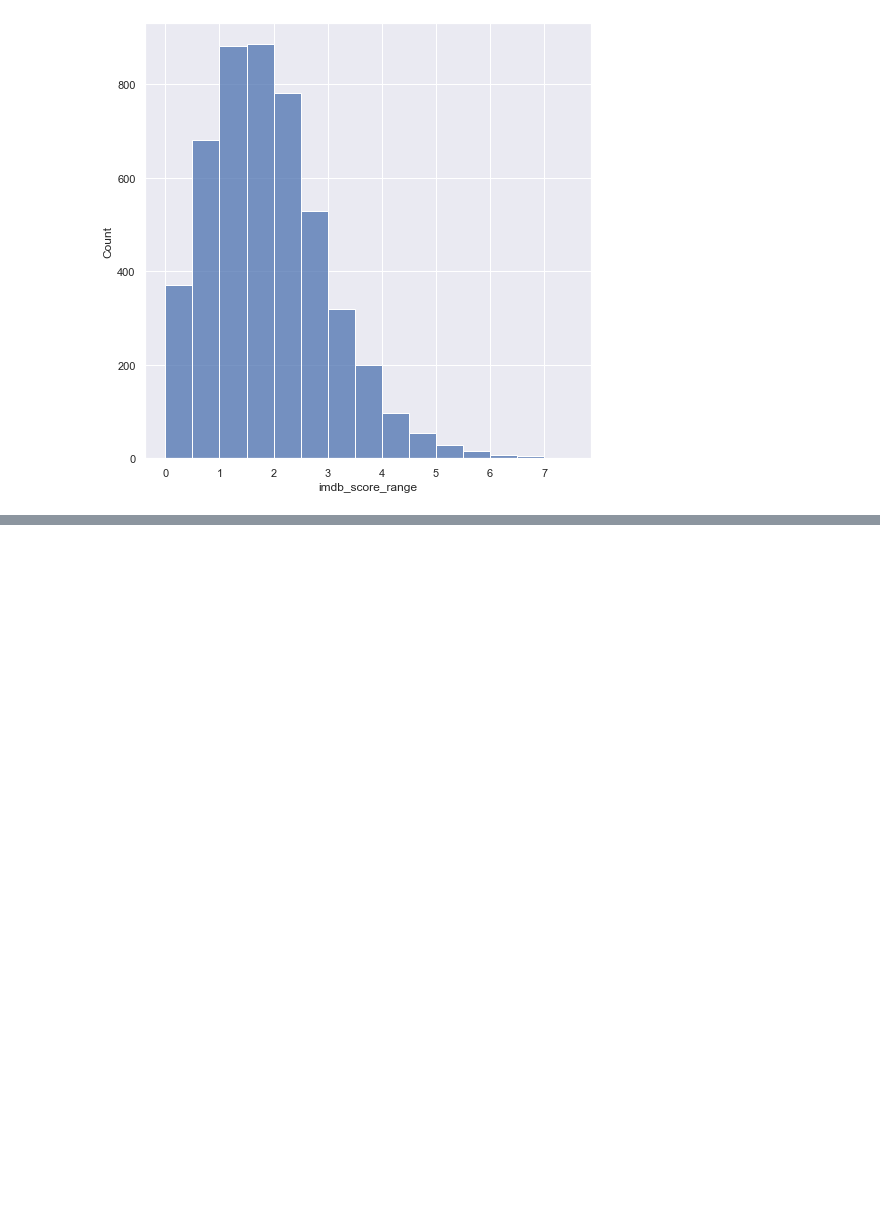
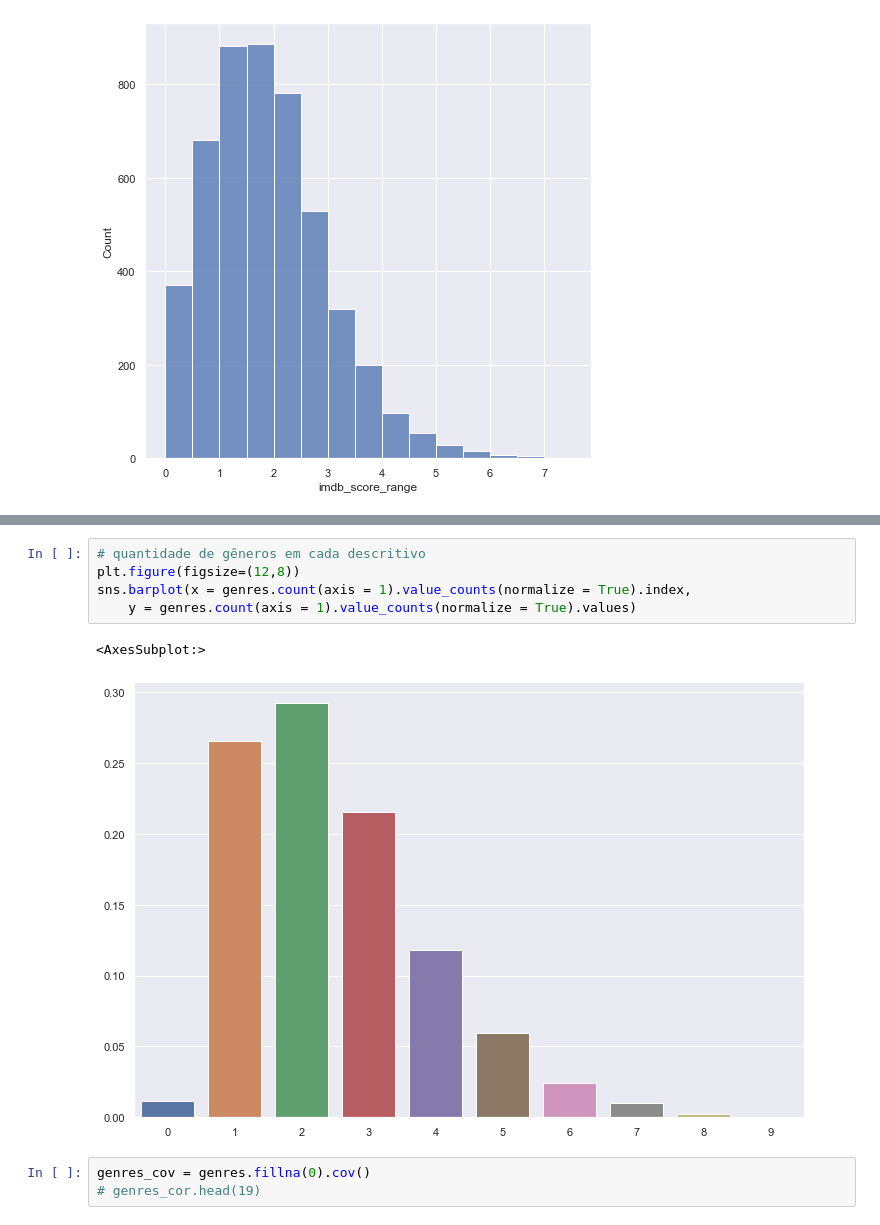
Before and after one commit to RodrigoLaraG/Data-Sci, a Jupyter notebook: DataSets/Netflix/NetflixNotebook.ipynb, the cells around one changed output, grey strips where cells are left out. Cells and saved outputs as stored; diff of their text form; blank space fills up the shorter version.

```diff
--- a/DataSets/Netflix/NetflixNotebook.ipynb
+++ b/DataSets/Netflix/NetflixNotebook.ipynb
@@ -1377,0 +1170,11 @@ sns.scatterplot(data = credits_stats, x = "imdb_score_mean", y = "imdb_votes_log
+# %%
+# quantidade de gêneros em cada descritivo
+plt.figure(figsize=(12,8))
+sns.barplot(x = genres.count(axis = 1).value_counts(normalize = True).index,
+    y = genres.count(axis = 1).value_counts(normalize = True).values)
+# %% [output]
+<AxesSubplot:>
+[figure, added]
+# %%
+genres_cov = genres.fillna(0).cov()
+# genres_cor.head(19)
```
Also changed, not shown: parts of 202 cells of this notebook.
